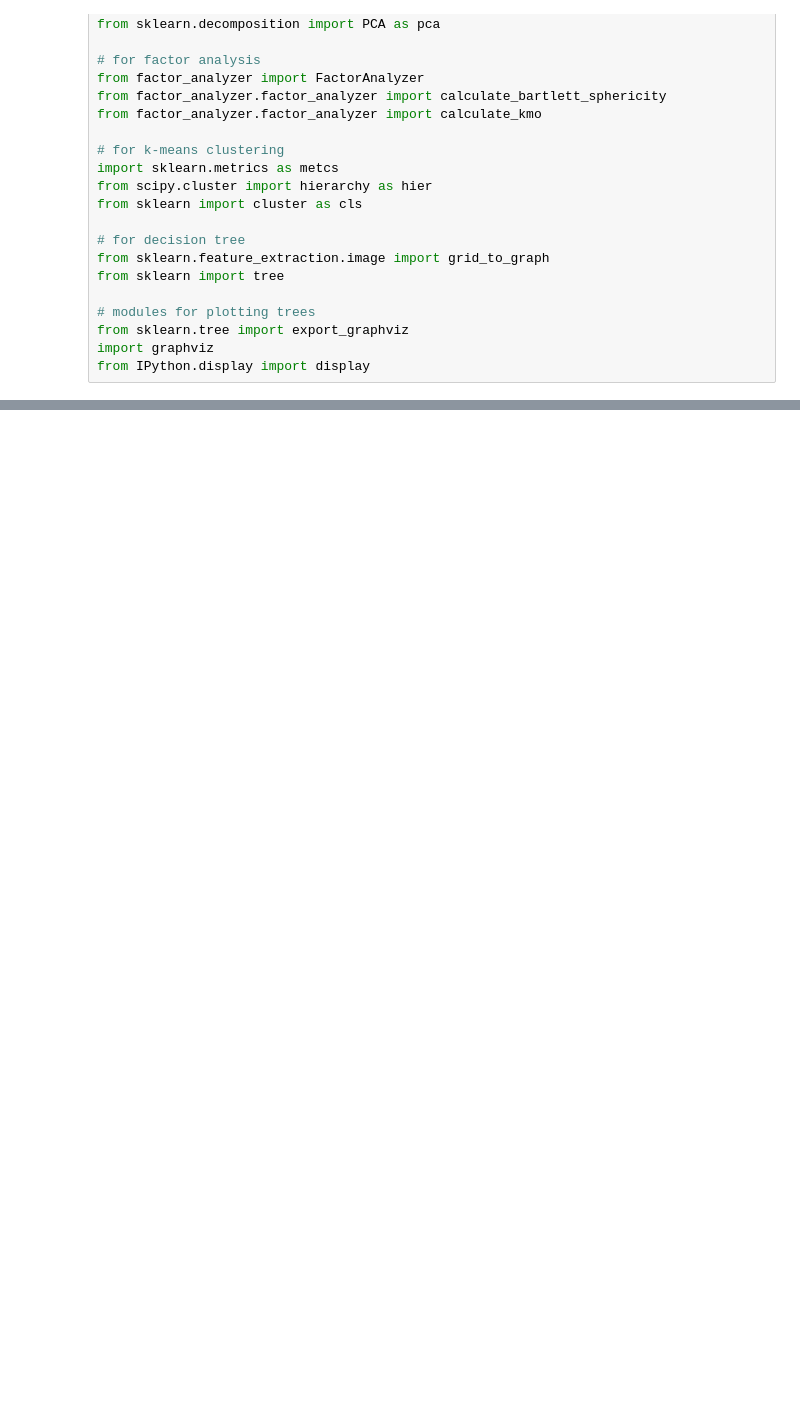
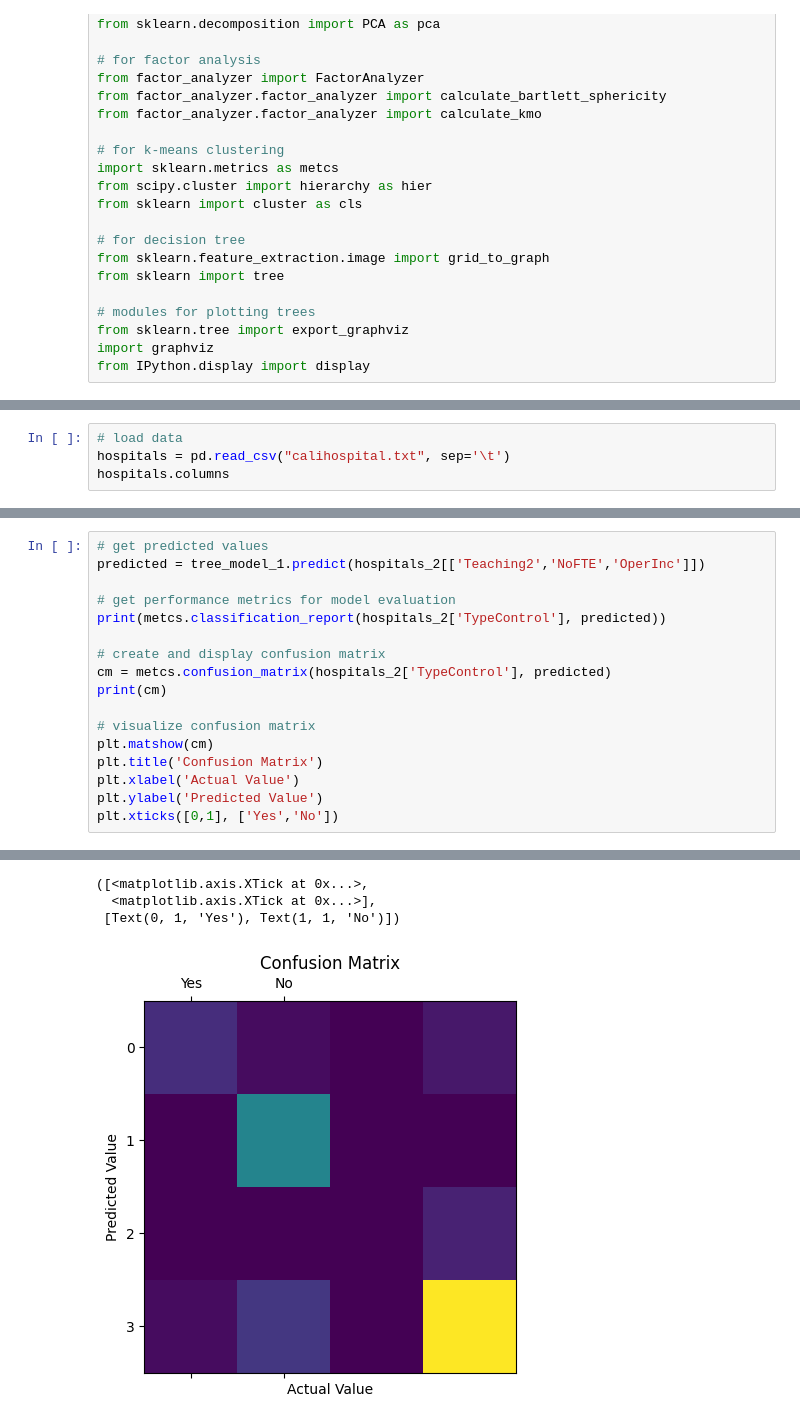
Before and after one commit to wincaton/week10labs, a Jupyter notebook: 10_Independent_Lab_Caton.ipynb, the cells around one changed output, grey strips where cells are left out. Drawn from its saved outputs; the diff is of its cells as text; blank space fills up the shorter version.

```diff
--- a/10_Independent_Lab_Caton.ipynb
+++ b/10_Independent_Lab_Caton.ipynb
@@ -61,0 +41,4 @@ Now that you have built several different trees, you need to assess each one.
+# %%
+# load data
+hospitals = pd.read_csv("calihospital.txt", sep='\t')
+hospitals.columns
@@ -61,0 +108,18 @@ Now that you have built several different trees, you need to assess each one.
+# %%
+# get predicted values
+predicted = tree_model_1.predict(hospitals_2[['Teaching2','NoFTE','OperInc']])
+
+# get performance metrics for model evaluation
+print(metcs.classification_report(hospitals_2['TypeControl'], predicted))
+
+# create and display confusion matrix
+cm = metcs.confusion_matrix(hospitals_2['TypeControl'], predicted)
+print(cm)
+
+# visualize confusion matrix
+plt.matshow(cm)
+plt.title('Confusion Matrix')
+plt.xlabel('Actual Value')
+plt.ylabel('Predicted Value')
+plt.xticks([0,1], ['Yes','No'])
+# %% [output]
@@ -61,0 +141,4 @@ Now that you have built several different trees, you need to assess each one.
+([<matplotlib.axis.XTick at 0x...>,
+  <matplotlib.axis.XTick at 0x...>],
+ [Text(0, 1, 'Yes'), Text(1, 1, 'No')])
+[figure, added]
```
Also changed, not shown: parts of 17 cells of this notebook, 1 other file.
